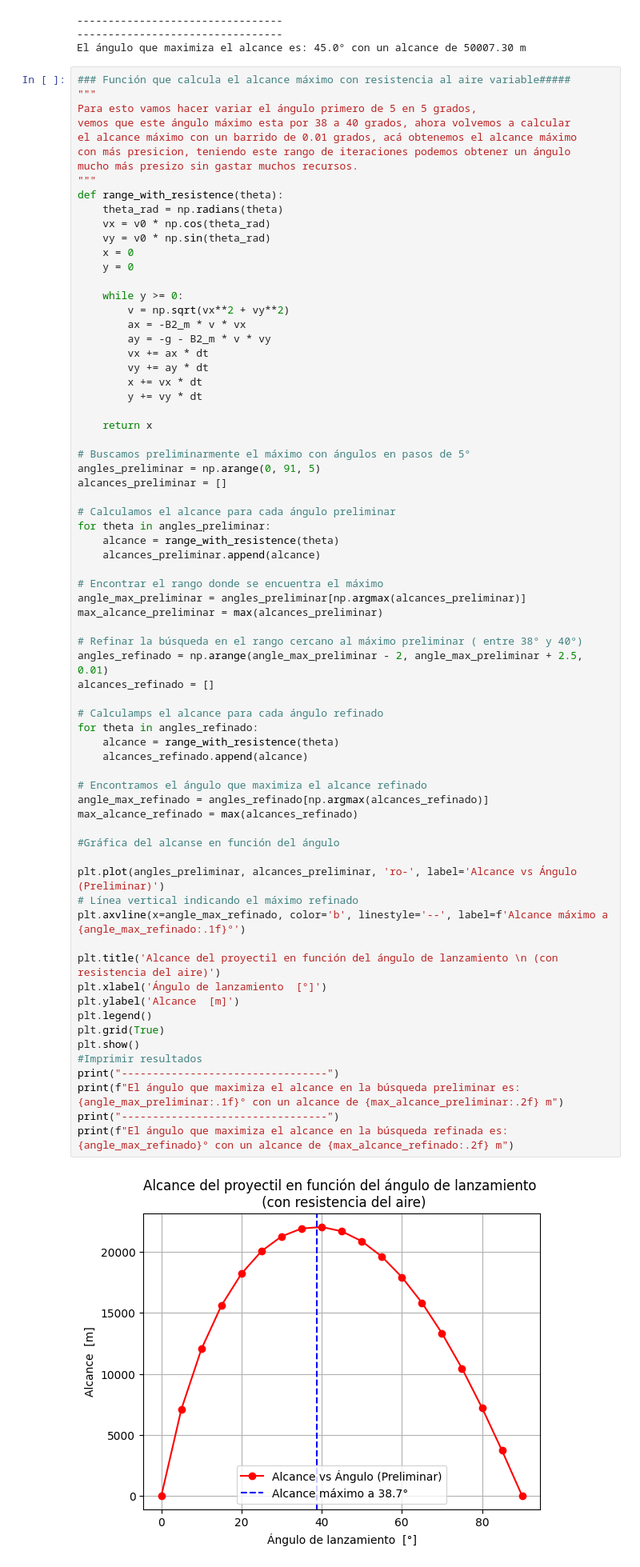
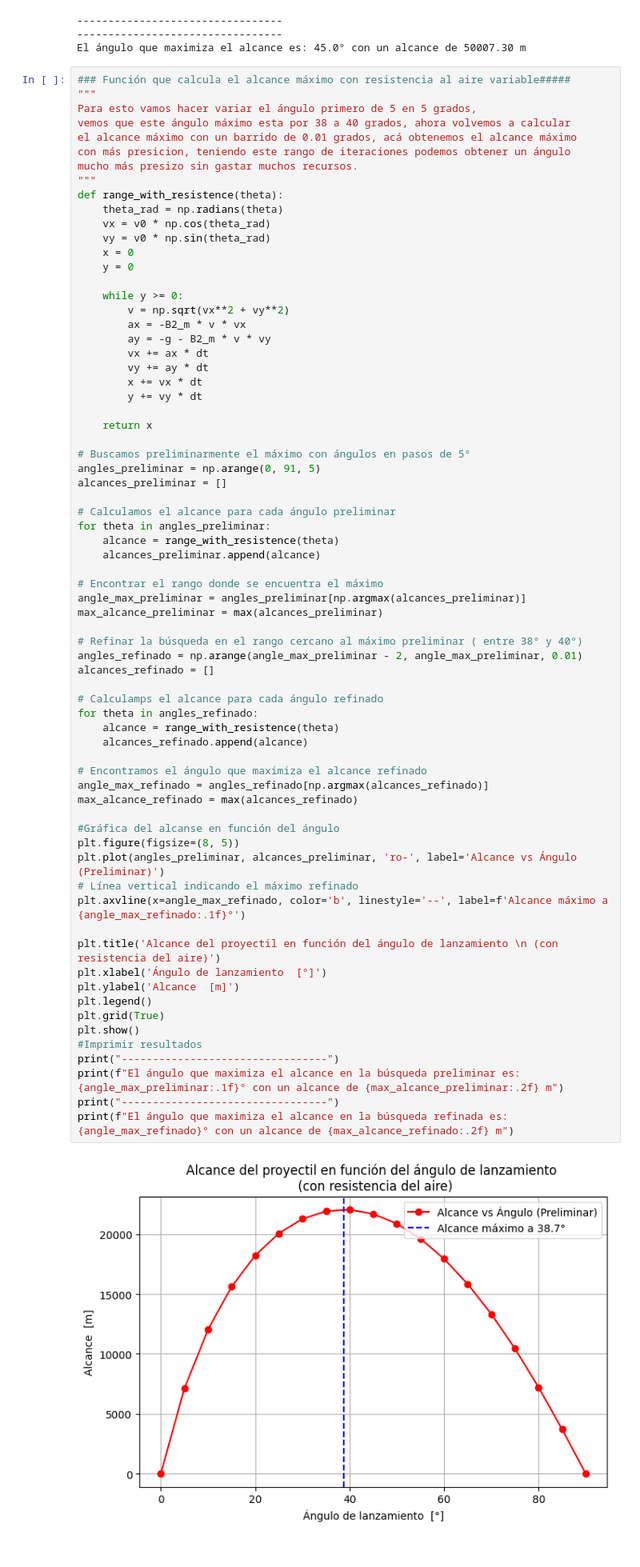
Before and after one commit to JFernando6321/computational-physics-projects, a Jupyter notebook: Método_de_euler.ipynb, the cells around one changed output. Shown at 80% size. Drawn from its saved outputs; the diff is of its cells as text.

```diff
--- a/Método_de_euler.ipynb
+++ b/Método_de_euler.ipynb
@@ -296,37 +307,37 @@ angle_max_preliminar = angles_preliminar[np.argmax(alcances_preliminar)]
 max_alcance_preliminar = max(alcances_preliminar)
 
 # Refinar la búsqueda en el rango cercano al máximo preliminar ( entre 38° y 40°)
-angles_refinado = np.arange(angle_max_preliminar - 2, angle_max_preliminar + 2.5, 0.01)
+angles_refinado = np.arange(angle_max_preliminar - 2, angle_max_preliminar, 0.01)
 alcances_refinado = []
 
 # Calculamps el alcance para cada ángulo refinado
 for theta in angles_refinado:
     alcance = range_with_resistence(theta)
     alcances_refinado.append(alcance)
 
 # Encontramos el ángulo que maximiza el alcance refinado
 angle_max_refinado = angles_refinado[np.argmax(alcances_refinado)]
 max_alcance_refinado = max(alcances_refinado)
 
 #Gráfica del alcanse en función del ángulo
-
+plt.figure(figsize=(8, 5))
 plt.plot(angles_preliminar, alcances_preliminar, 'ro-', label='Alcance vs Ángulo (Preliminar)')
 # Línea vertical indicando el máximo refinado
 plt.axvline(x=angle_max_refinado, color='b', linestyle='--', label=f'Alcance máximo a {angle_max_refinado:.1f}°')
 
 plt.title('Alcance del proyectil en función del ángulo de lanzamiento \n (con resistencia del aire)')
 plt.xlabel('Ángulo de lanzamiento  [°]')
 plt.ylabel('Alcance  [m]')
 plt.legend()
 plt.grid(True)
 plt.show()
 #Imprimir resultados
 print("---------------------------------")
 print(f"El ángulo que maximiza el alcance en la búsqueda preliminar es: {angle_max_preliminar:.1f}° con un alcance de {max_alcance_preliminar:.2f} m")
 print("---------------------------------")
 print(f"El ángulo que maximiza el alcance en la búsqueda refinada es: {angle_max_refinado}° con un alcance de {max_alcance_refinado:.2f} m")
 # %% [output]
-[figure, old version]
+[figure, new version]
 ---------------------------------
 El ángulo que maximiza el alcance en la búsqueda preliminar es: 40.0° con un alcance de 22047.40 m
 ---------------------------------
```
Also changed, not shown: parts of 4 cells of this notebook.
